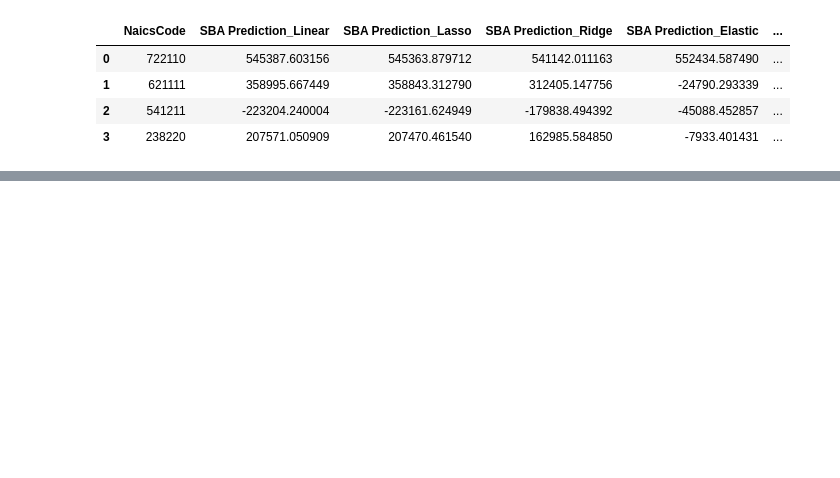
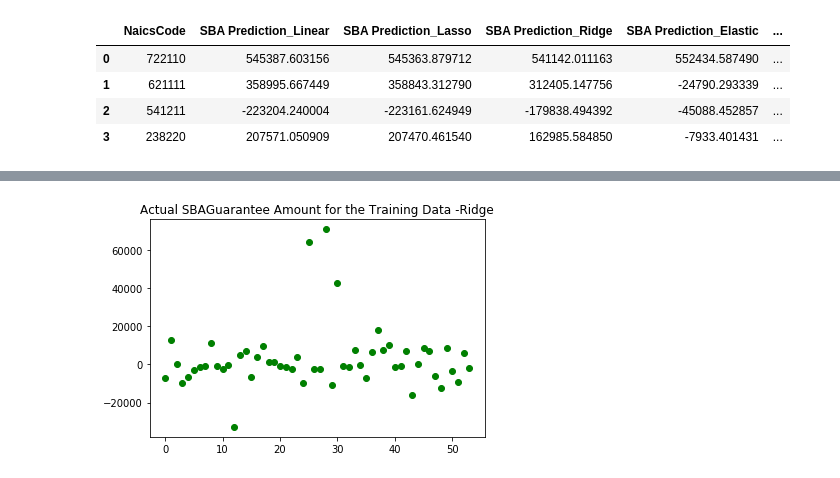
Before and after one commit to FJGalliano/MachineLearning_SBA, a Jupyter notebook: Florida_Model_4_Industries.ipynb, the cells around one changed output, grey strips where cells are left out. Saved outputs shown, nothing was run; the diff lists cells and outputs as text; code cells hidden in the pictures; blank space fills up the shorter version.

```diff
--- a/Florida_Model_4_Industries.ipynb
+++ b/Florida_Model_4_Industries.ipynb
@@ -202,0 +115,6 @@ sw_df.to_excel("Summary_Industry.xls")
+# %%
+plt.scatter(range(0, len(y_test)), ridgeModel.predict(X_test) - y_test, c="green", label="Testing Data")
+plt.title("Actual SBAGuarantee Amount for the Training Data -Ridge")
+plt.show()
+# %% [output]
+[figure, added]
```
Also changed, not shown: parts of 19 cells of this notebook, 12 other files.
